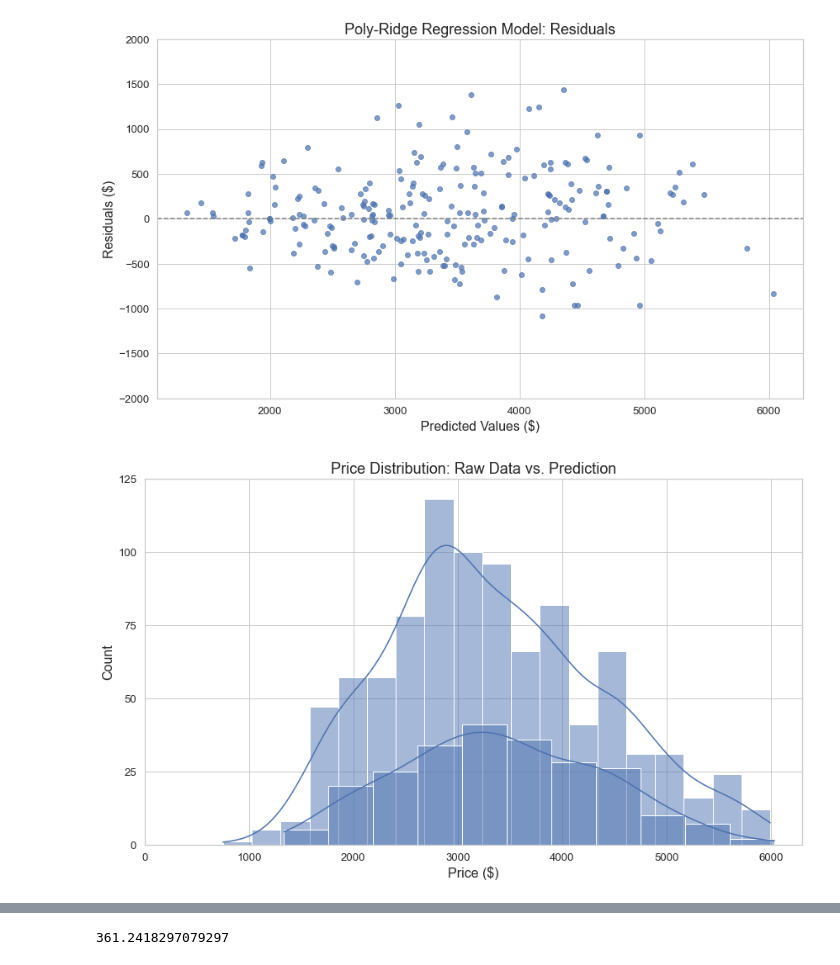
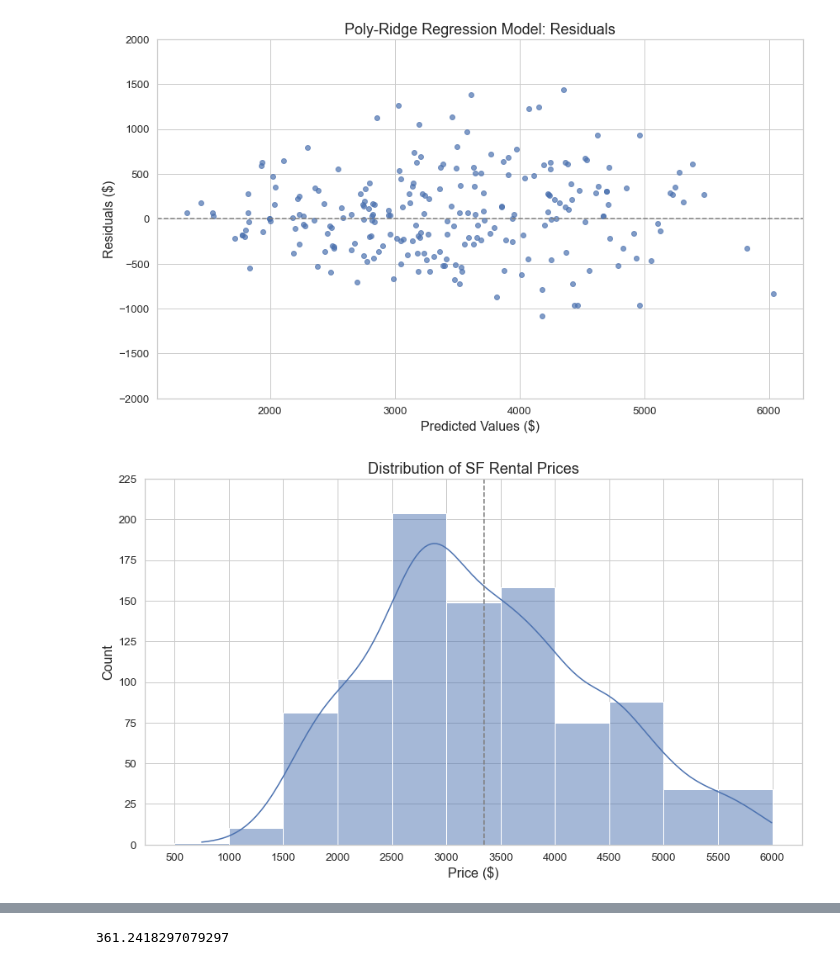
Before and after one commit to alfredjackieots/CL-housing-rent-predictions, a Jupyter notebook: explore_poly.ipynb, the cells around one changed output, grey strips where cells are left out. Saved outputs shown, nothing was run; the diff lists cells and outputs as text; code cells hidden in the pictures.

Commit message:
worked on figures

```diff
--- a/explore_poly.ipynb
+++ b/explore_poly.ipynb
@@ -367,14 +365,16 @@ plt.ylabel('Residuals ($)', fontsize=16, fontname='Arial');
 [figure]
 # %%
 plt.figure(figsize=(14, 8))
-ax_actual = sns.histplot(sf.price, kde=True)
-ax_predict = sns.histplot(rid_predict, kde=True)
-ax_predict.set_title('Price Distribution: Raw Data vs. Prediction', fontname='Arial', fontsize=18)
-ax_predict.set_xlabel('Price ($)', fontname='Arial', fontsize=16)
-ax_predict.set_ylabel('Count', fontname='Arial', fontsize=16)
-ax_predict.set_yticks([0, 25, 50, 75, 100, 125])
-ax_predict.set_xticks([0, 1000, 2000, 3000, 4000, 5000, 6000])
+ax_actual = sns.histplot(sf.price, kde=True, bins=(list(range(500, 6001, 500))))
+plt.axvline(sf.price.mean(), linestyle='--', color='grey')
+#ax_predict = sns.histplot(rid_predict, kde=True)
+ax_actual.set_title('Distribution of SF Rental Prices', fontname='Arial', fontsize=18)
+ax_actual.set_xlabel('Price ($)', fontname='Arial', fontsize=16)
+ax_actual.set_ylabel('Count', fontname='Arial', fontsize=16)
+ax_actual.set_yticks([0, 25, 50, 75, 100, 125, 150, 175, 200, 225])
+ax_actual.set_xticks(list(range(500, 6001, 500)))
+ax_actual.set_xticklabels(list(range(500, 6001, 500)));
 
-#plt.savefig('img/distribution.png');
+#plt.savefig('img/distribution.png')
 # %% [output]
-[figure, old version]
+[figure, new version]
```
Also changed, not shown: parts of 7 cells of this notebook, 1 other file.
